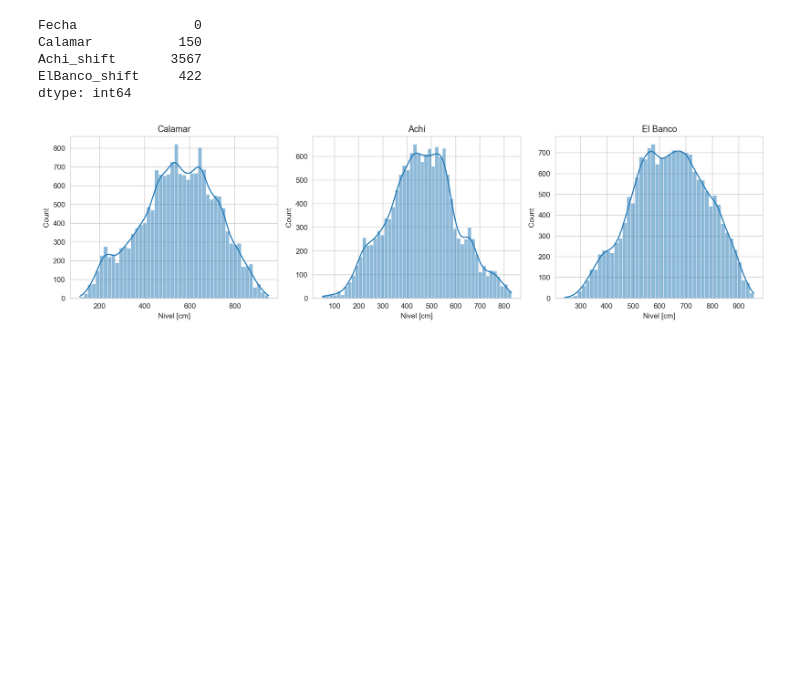
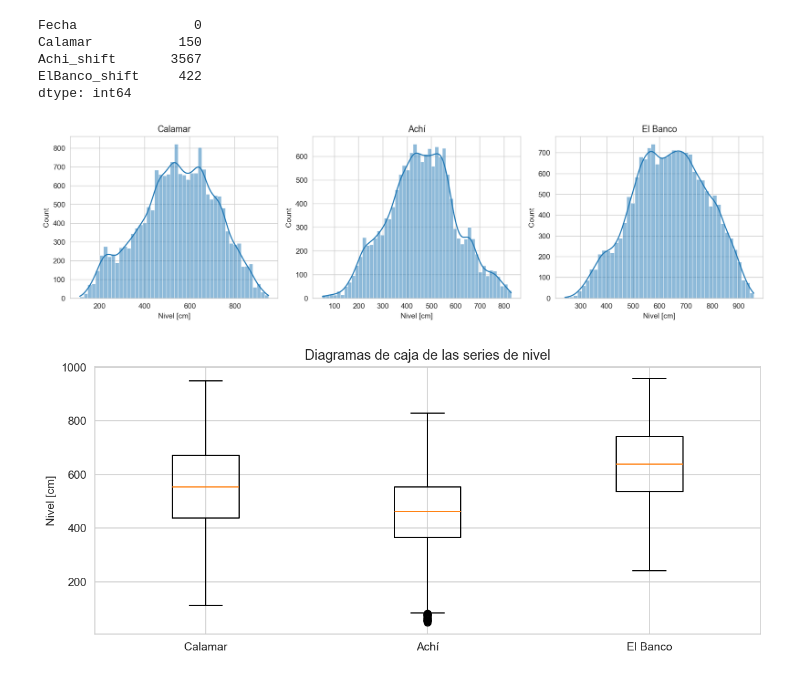
Before and after one commit to mcamargo697-cyber/jbook_ml202610, a Jupyter notebook: docs/3_Exploracion.ipynb, the cells around one changed output. Drawn from its saved outputs; the diff is of its cells as text; code cells hidden in the pictures; blank space fills up the shorter version.

```diff
--- a/docs/3_Exploracion.ipynb
+++ b/docs/3_Exploracion.ipynb
@@ -105,3 +105,25 @@ plt.tight_layout()
 plt.show()
 # %% [output]
 [figure]
+# %%
+# Box Plots
+import matplotlib.pyplot as plt
+
+plt.figure(figsize=(9, 4), dpi=140)
+
+plt.boxplot(
+    [
+        df["Calamar"].dropna(),
+        df["Achi_shift"].dropna(),
+        df["ElBanco_shift"].dropna()
+    ],
+    labels=["Calamar", "Achí", "El Banco"],
+    patch_artist=False
+)
+
+plt.title("Diagramas de caja de las series de nivel")
+plt.ylabel("Nivel [cm]")
+plt.tight_layout()
+plt.show()
+# %% [output]
+[figure, added]
```
